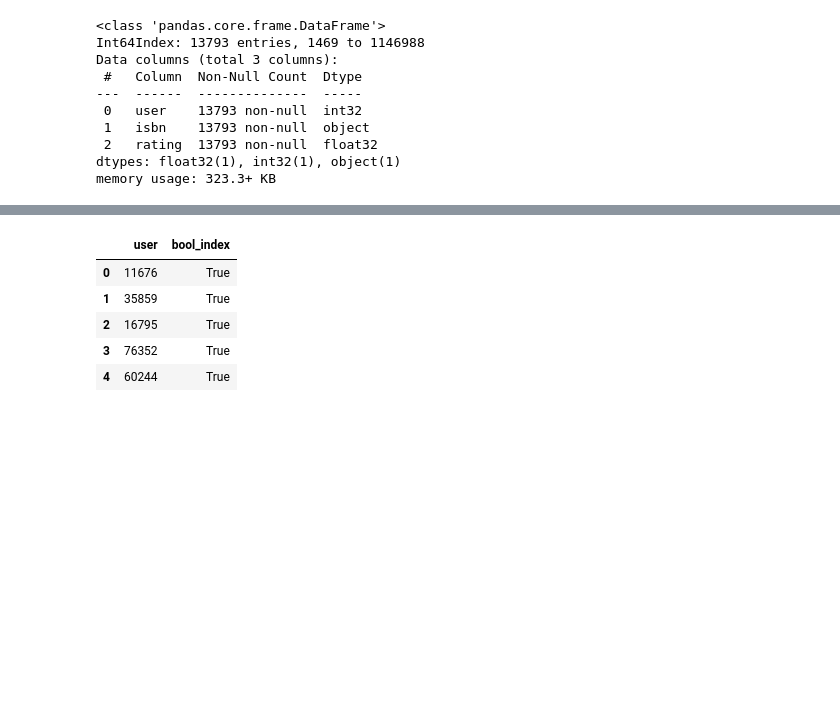
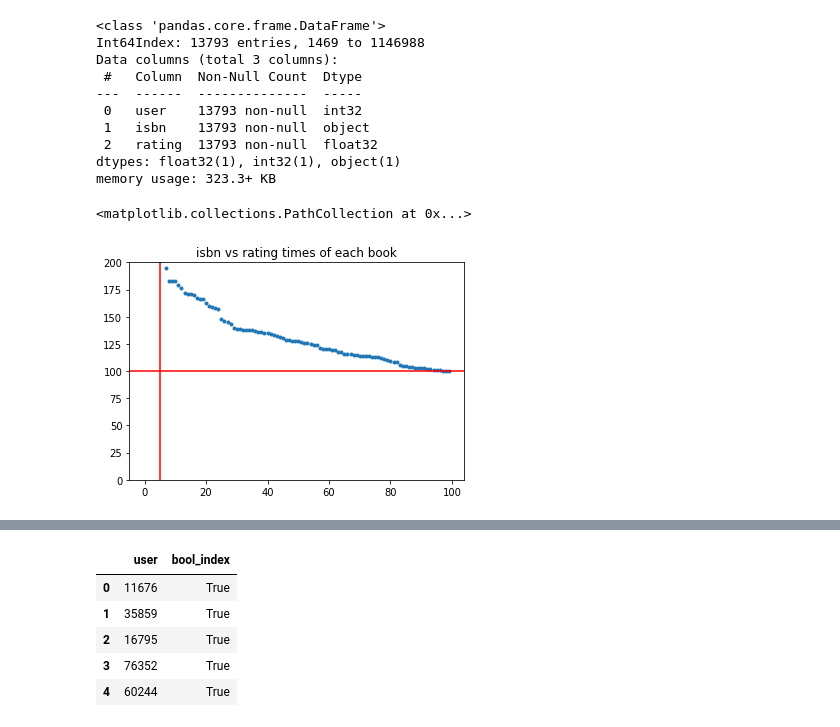
Before and after one commit to petert92/book_recommendation_knn, a Jupyter notebook: fcc_book_recommendation_knn.ipynb, the cells around one changed output, grey strips where cells are left out. Drawn from its saved outputs; the diff is of its cells as text; code cells hidden in the pictures; blank space fills up the shorter version.

```diff
--- a/fcc_book_recommendation_knn.ipynb
+++ b/fcc_book_recommendation_knn.ipynb
@@ -205,3 +215,15 @@ Data columns (total 3 columns):
  2   rating  13793 non-null  float32
 dtypes: float32(1), int32(1), object(1)
 memory usage: 323.3+ KB
+# %%
+# Checking that dataset kept correct books
+x = df_ratings_isbn['isbn'].value_counts().index
+y = df_ratings_isbn['isbn'].value_counts()
+plt.axhline(y = 100, color = 'r', linestyle = '-')
+plt.axvline(x= 5, color= 'r', linestyle= '-')
+plt.ylim(0, 200)
+plt.title("isbn vs rating times of each book")
+plt.scatter(range(len(x)), y, marker='.')
+# %% [output]
+<matplotlib.collections.PathCollection at 0x...>
+[figure, added]
```
Also changed, not shown: parts of 18 cells of this notebook.
